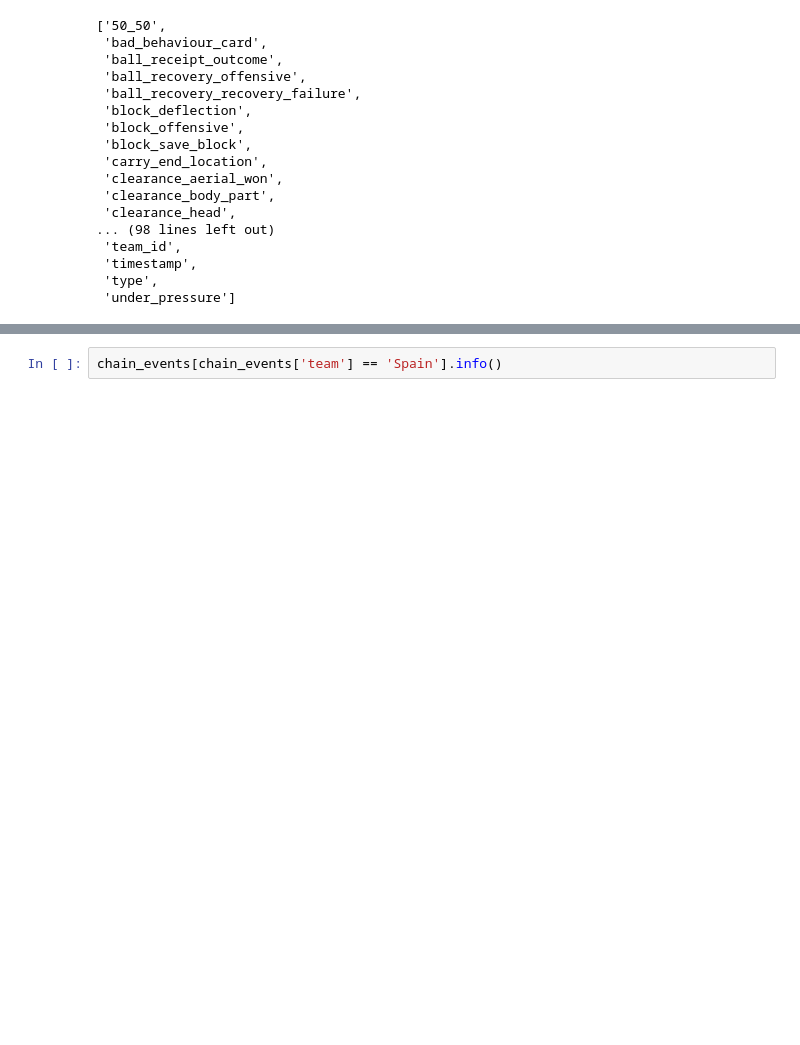
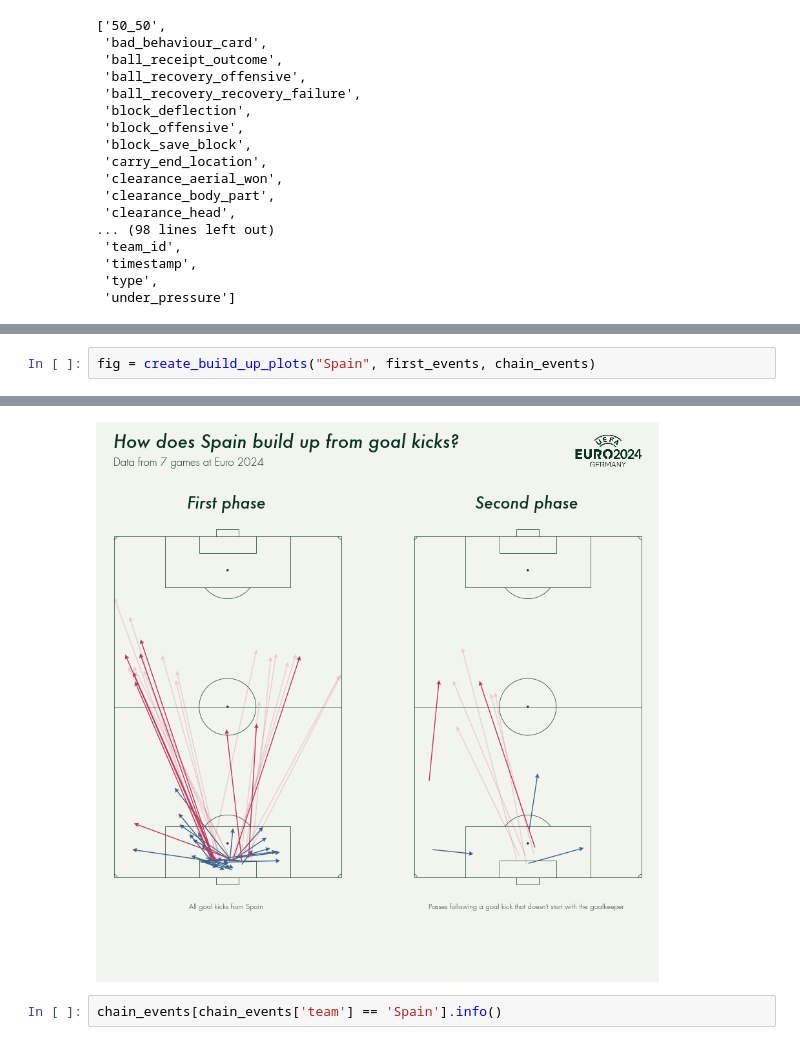
Before and after one commit to MarijnSt/spain-analysis-euro-2024, a Jupyter notebook: notebooks/gk_distribution.ipynb, the cells around one changed output, grey strips where cells are left out. Cells and saved outputs as stored; diff of their text form; blank space fills up the shorter version.

Commit message:
feat: second phase viz of build up

```diff
--- a/notebooks/gk_distribution.ipynb
+++ b/notebooks/gk_distribution.ipynb
@@ -56,0 +82,3 @@ first_events, chain_events = transform_to_build_up_events(events)
+# %%
+fig = create_build_up_plots("Spain", first_events, chain_events)
+# %% [output]
@@ -57,3 +86,4 @@ first_events, chain_events = transform_to_build_up_events(events)
+[figure, added]
 # %%
 chain_events[chain_events['team'] == 'Spain'].info()
 # %% [output]
```
Also changed, not shown: parts of 6 cells of this notebook, 4 other files.
